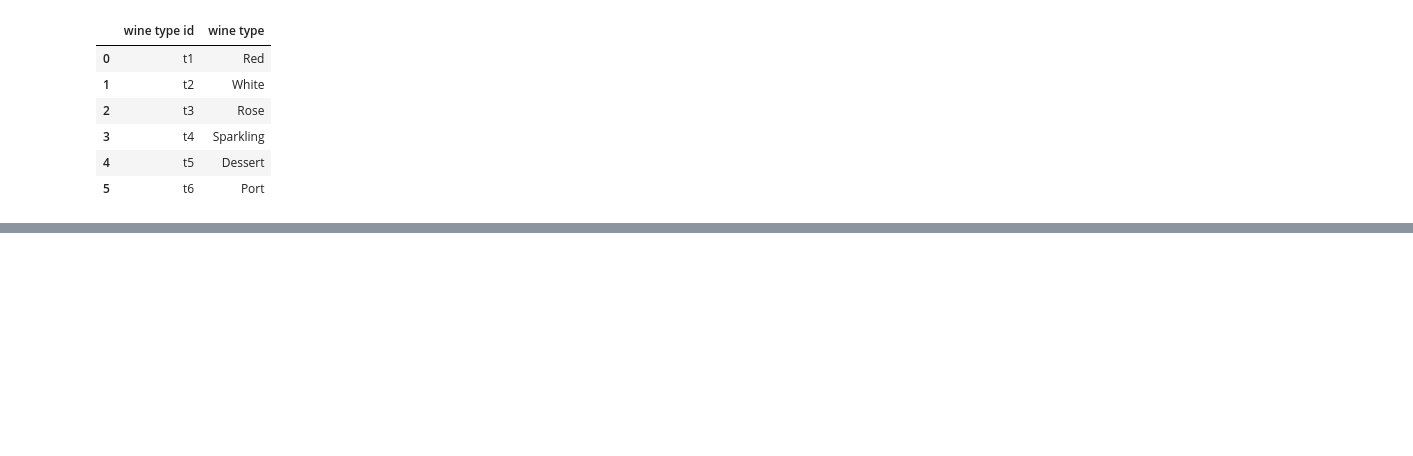
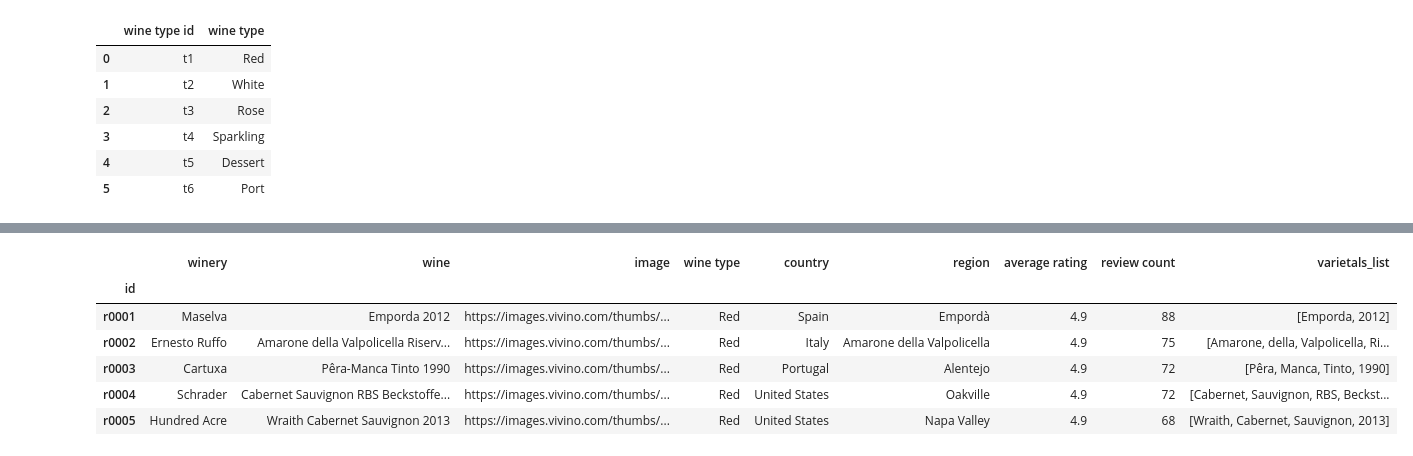
Before and after one commit to SantDRS/G3_Project3, a Jupyter notebook: starterCode.ipynb, the cells around one changed output, grey strips where cells are left out. Saved outputs shown, nothing was run; the diff lists cells and outputs as text; code cells hidden in the pictures; blank space fills up the shorter version.

```diff
--- a/starterCode.ipynb
+++ b/starterCode.ipynb
@@ -294,0 +342,10 @@ country_df.to_csv('country.csv', index = False)
+# %%
+wineDf.head()
+# %% [output]
+|  | winery | wine | image | wine type | country | region | average rating | review count | varietals_list |
+| id |  |  |  |  |  |  |  |  |  |
+| r0001 | Maselva | Emporda 2012 | https://images.vivino.com/thumbs/... | Red | Spain | Empordà | 4.9 | 88 | [Emporda, 2012] |
+| r0002 | Ernesto Ruffo | Amarone della Valpolicella Riserv... | https://images.vivino.com/thumbs/... | Red | Italy | Amarone della Valpolicella | 4.9 | 75 | [Amarone, della, Valpolicella, Ri... |
+| r0003 | Cartuxa | Pêra-Manca Tinto 1990 | https://images.vivino.com/thumbs/... | Red | Portugal | Alentejo | 4.9 | 72 | [Pêra, Manca, Tinto, 1990] |
+| r0004 | Schrader | Cabernet Sauvignon RBS Beckstoffe... | https://images.vivino.com/thumbs/... | Red | United States | Oakville | 4.9 | 72 | [Cabernet, Sauvignon, RBS, Beckst... |
+| r0005 | Hundred Acre | Wraith Cabernet Sauvignon 2013 | https://images.vivino.com/thumbs/... | Red | United States | Napa Valley | 4.9 | 68 | [Wraith, Cabernet, Sauvignon, 2013] |
```
Also changed, not shown: parts of 6 cells of this notebook.
